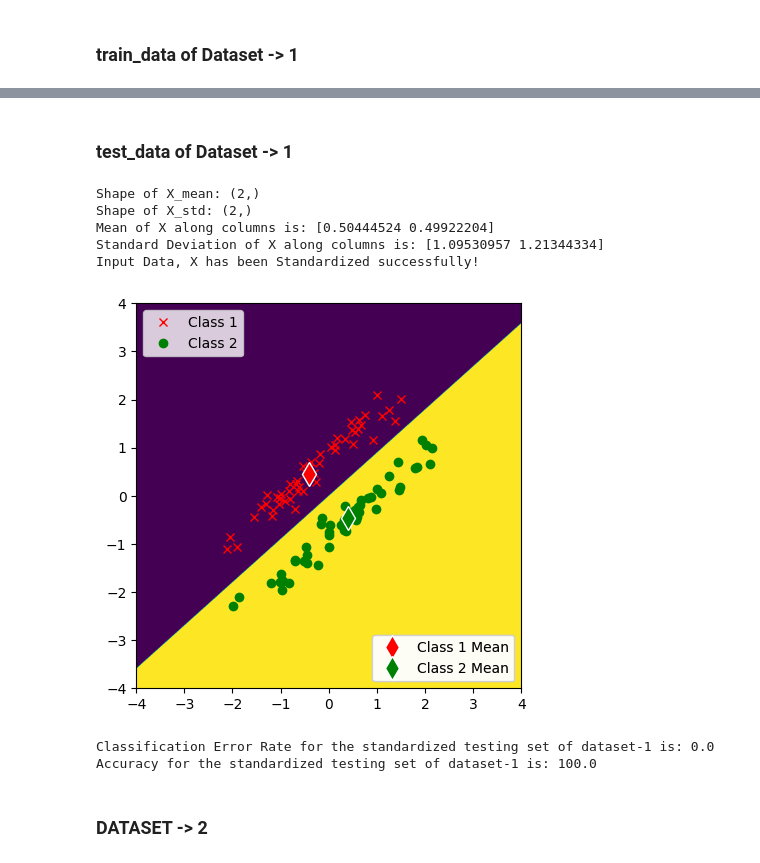
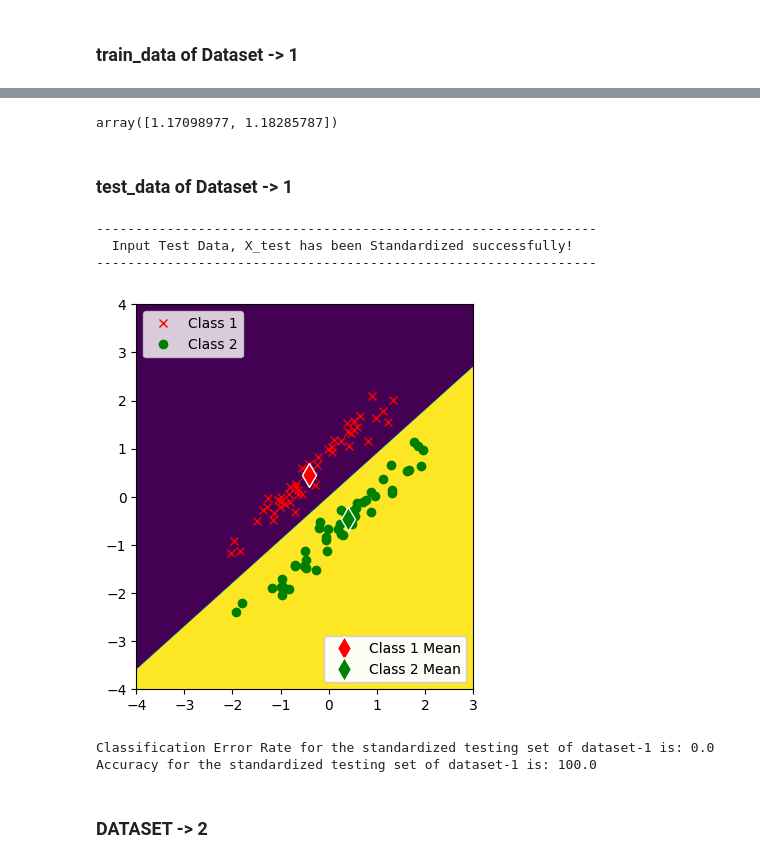
Before and after one commit to SudeshKumarSK/ee559-mlOne, a Jupyter notebook: homeworkOne.ipynb, the cells around one changed output, grey strips where cells are left out. Drawn from its saved outputs; the diff is of its cells as text; code cells hidden in the pictures.

```diff
--- a/homeworkOne.ipynb
+++ b/homeworkOne.ipynb
@@ -304,7 +304,7 @@ nmc_3_std = nearestMeansClassifier.NearestMeansClassifier()
 # %%
 X_train_1, n_train_1, T_train_1 = nmc_1_std.generateData(data=train_data_1)
 
-X_train_1_standardized = nmc_1_std.standardizeData(X=X_train_1)
+X_train_1_standardized = nmc_1_std.standardizeTrainData(X_train=X_train_1, printFlag=True)
 
 class_means_1_standardized = nmc_1_std.calculateClassMeans(X=X_train_1_standardized)
 
@@ -316,7 +316,7 @@ print("---------------------------------------------------")
 
 nmc_1_std.plotDecisionBoundaries(training=X_train_1_standardized, label_train=T_train_1, sample_mean=class_means_1_standardized, fsize=(10,5))
 
-Y_hat_train_1_standardized = nmc_1_std.classify(X=X_train_1_standardized)
+Y_hat_train_1_standardized = nmc_1_std.classify(X=X_train_1_standardized, sample_means=class_means_1_standardized)
 
 CER_train_1_standardized = nmc_1_std.calculateCER(T=T_train_1, Y_hat=Y_hat_train_1_standardized, percentageFlag=True)
 
@@ -345,30 +347,32 @@ Input Data, X has been Standardized successfully!
 [figure]
 Classification Error Rate for the standardized training set of dataset-1 is: 0.0
 Accuracy for the standardized training set of dataset-1 is: 100.0
+# %%
+nmc_1_std.X_std
+# %% [output]
+array([1.17098977, 1.18285787])
 # %% [markdown]
 ### test_data of Dataset -> 1
 # %%
-X_test_1, n_test_1, T_test_1 = nmc_1.transformTestData(test_data=test_data_1)
+X_test_1, n_test_1, T_test_1 = nmc_1_std.transformTestData(test_data=test_data_1)
 
-X_test_1_standardized = nmc_1.standardizeData(X=X_test_1)
+X_test_1_standardized = nmc_1_std.standardizeTestData(X_test=X_test_1)
 
-nmc_1.plotDecisionBoundaries(training=X_test_1_standardized, label_train=T_test_1, sample_mean=class_means_1_standardized, fsize=(10, 5))
+nmc_1_std.plotDecisionBoundaries(training=X_test_1_standardized, label_train=T_test_1, sample_mean=class_means_1_standardized, fsize=(10, 5))
 
-Y_hat_test_1_standardized = nmc_1.classify(X=X_test_1_standardized)
+Y_hat_test_1_standardized = nmc_1_std.classify(X=X_test_1_standardized, sample_means=class_means_1_standardized)
 
-CER_test_1_standardized = nmc_1.calculateCER(T=T_test_1, Y_hat=Y_hat_test_1_standardized, percentageFlag=True)
+CER_test_1_standardized = nmc_1_std.calculateCER(T=T_test_1, Y_hat=Y_hat_test_1_standardized, percentageFlag=True)
 
-accuracy_test_1_standardized = nmc_1.calculateAccuracy(T=T_test_1, Y_hat=Y_hat_test_1_standardized, percentageFlag=True)
+accuracy_test_1_standardized = nmc_1_std.calculateAccuracy(T=T_test_1, Y_hat=Y_hat_test_1_standardized, percentageFlag=True)
 
 print(f"Classification Error Rate for the standardized testing set of dataset-1 is: {CER_test_1_standardized}")
 print(f"Accuracy for the standardized testing set of dataset-1 is: {accuracy_test_1_standardized}")
 # %% [output]
-Shape of X_mean: (2,)
-Shape of X_std: (2,)
-Mean of X along columns is: [0.50444524 0.49922204]
-Standard Deviation of X along columns is: [1.09530957 1.21344334]
-Input Data, X has been Standardized successfully!
+----------------------------------------------------------------
+  Input Test Data, X_test has been Standardized successfully!
+----------------------------------------------------------------
-[figure, old version]
+[figure, new version]
 Classification Error Rate for the standardized testing set of dataset-1 is: 0.0
 Accuracy for the standardized testing set of dataset-1 is: 100.0
 # %% [markdown]
```
Also changed, not shown: parts of 51 cells of this notebook.
